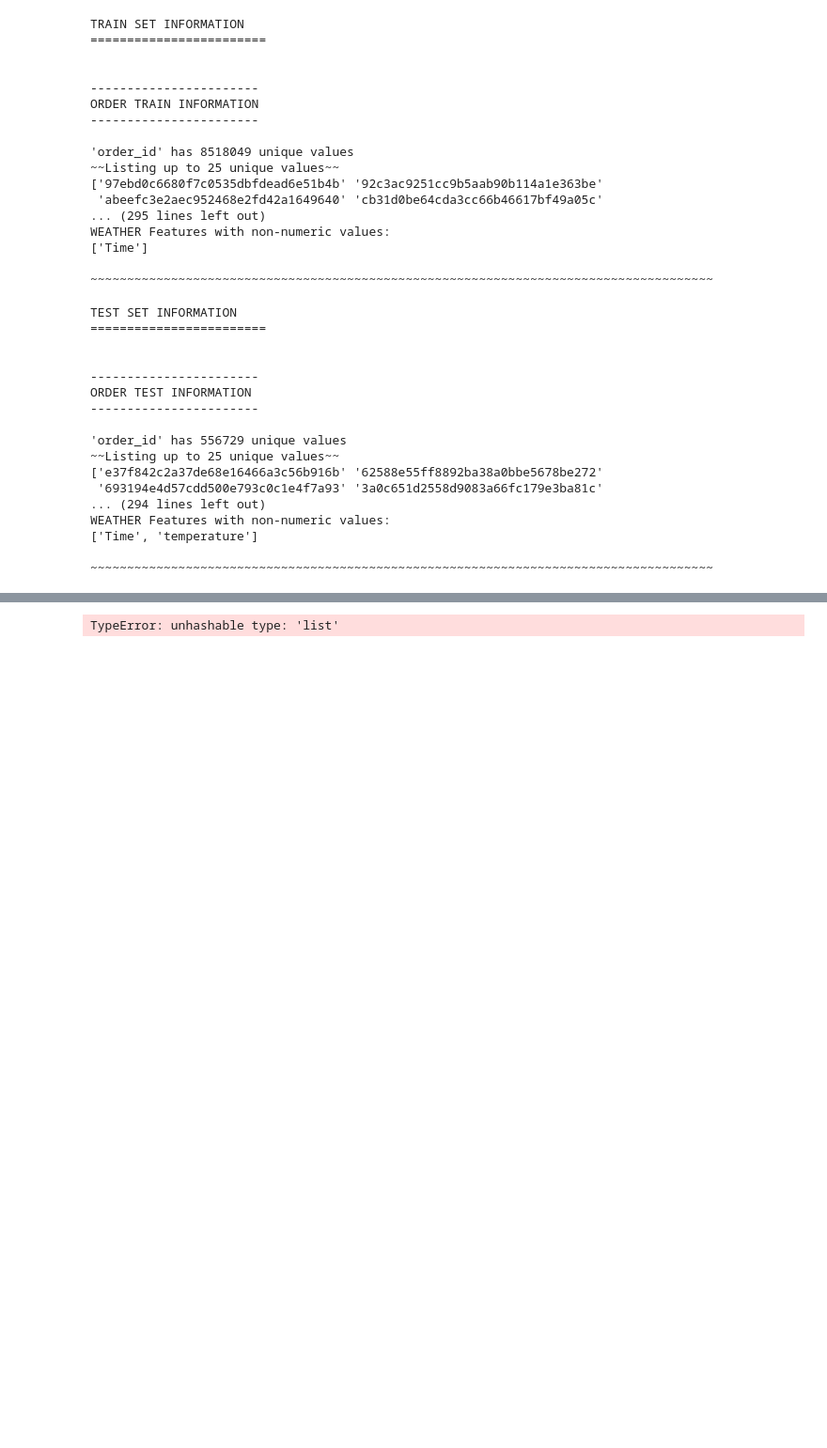
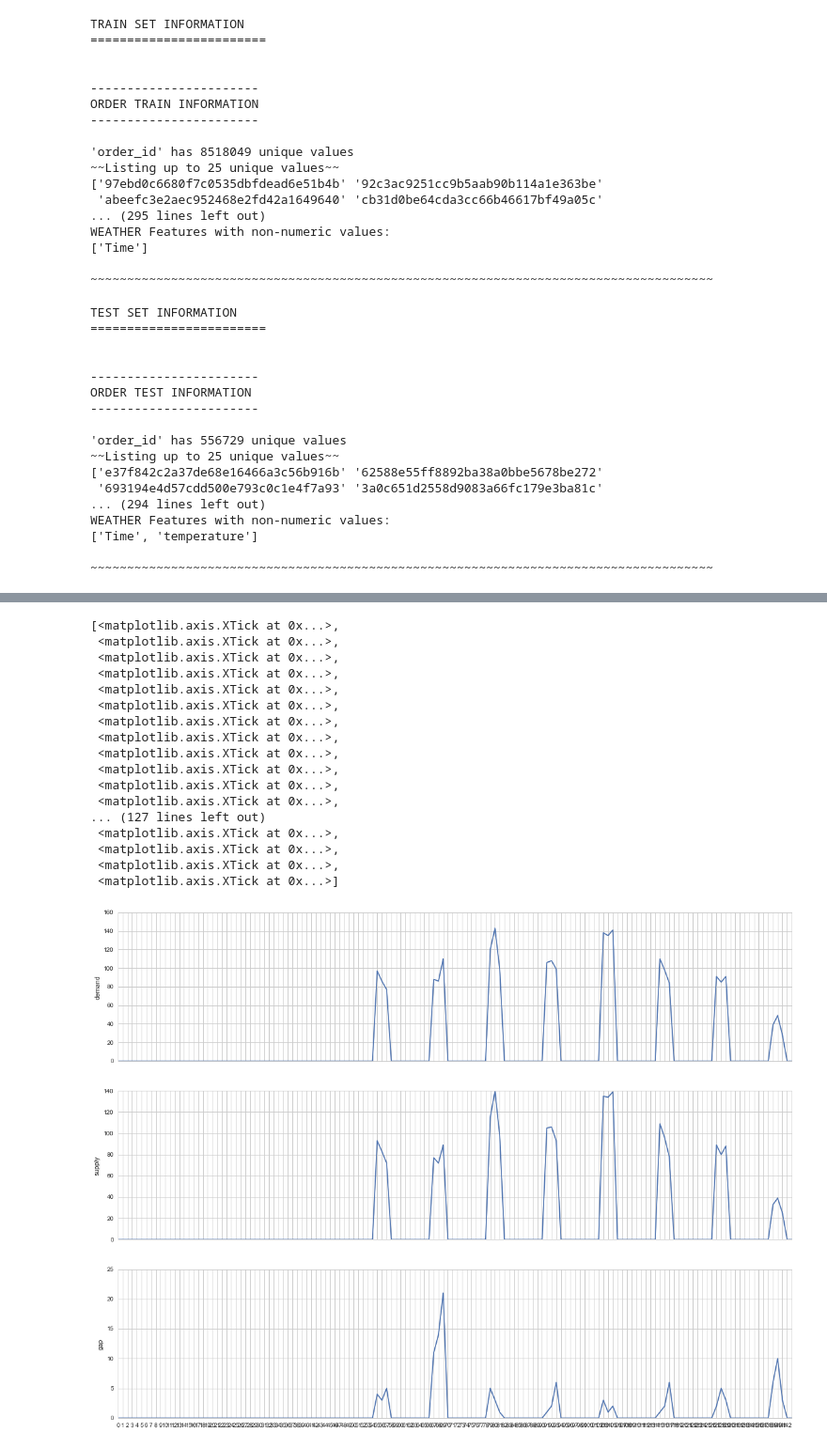
Before and after one commit to rvishakh/udacity, a Jupyter notebook: MLND/capstone/didi/template.ipynb, the cells around one changed output, grey strips where cells are left out. Shown: that part at 94% size. Saved outputs shown, nothing was run; the diff lists cells and outputs as text; code cells hidden in the pictures; blank space fills up the shorter version.

```diff
--- a/MLND/capstone/didi/template.ipynb
+++ b/MLND/capstone/didi/template.ipynb
@@ -454,26 +506,47 @@ grid = grid.plot(sns.regplot, sns.distplot)
-# %%
-dist = range(15,30)
-time = range(21*144,31*144)
-
-df = pd.DataFrame(np.c_[dist, time, d[(dist,time)]], columns=["district", "time_axis", "demand"])
-
-# Initialize a grid of plots with an Axes for each walk
-grid = sns.FacetGrid(df, col="demand", hue="demand", col_wrap=5, size=1.5)
-
-# Draw a horizontal line to show the starting point
-grid.map(plt.axhline, y=0, ls=":", c=".5")
-
-# Draw a line plot to show the trajectory of each random walk
-grid.map(plt.plot, "time_axis", "district", marker="o", ms=4)
-
-# Adjust the tick positions and labels
-grid.set(xticks=np.arange(5), yticks=[-3, 3],
-         xlim=(-.5, 4.5), ylim=(-3.5, 3.5))
-
-# Adjust the arrangement of the plots
-grid.fig.tight_layout(w_pad=1)
-# %% [output]
-TypeError: unhashable type: 'list'
+# %%
+dplot = []
+splot = []
+gplot = []
+
+trange   = range(23*144,24*144)
+pltrange = max(trange)-min(trange)
+
+for t in trange:
+    dplot.append(d[(20,t)])
+    splot.append(s[(20,t)])
+    gplot.append(g[(20,t)])
+
+f, (axis1,axis2,axis3) = plt.subplots(3,1, sharex=True, figsize=(20,15))
+
+sns.tsplot(data=dplot, ax=axis1, value="demand")
+sns.tsplot(data=splot, ax=axis2, value="supply")
+sns.tsplot(data=gplot, ax=axis3, value="gap")
+
+plt.xlim(0, pltrange)
+
+axis1.grid(True)
+
+#axis1.set_yticks(np.arange(0,160,20))
+axis1.set_xticks(np.arange(0, pltrange,1))
+# %% [output]
+[<matplotlib.axis.XTick at 0x...>,
+ <matplotlib.axis.XTick at 0x...>,
+ <matplotlib.axis.XTick at 0x...>,
+ <matplotlib.axis.XTick at 0x...>,
+ <matplotlib.axis.XTick at 0x...>,
+ <matplotlib.axis.XTick at 0x...>,
+ <matplotlib.axis.XTick at 0x...>,
+ <matplotlib.axis.XTick at 0x...>,
+ <matplotlib.axis.XTick at 0x...>,
+ <matplotlib.axis.XTick at 0x...>,
+ <matplotlib.axis.XTick at 0x...>,
+ <matplotlib.axis.XTick at 0x...>,
+... (127 lines left out)
+ <matplotlib.axis.XTick at 0x...>,
+ <matplotlib.axis.XTick at 0x...>,
+ <matplotlib.axis.XTick at 0x...>,
+ <matplotlib.axis.XTick at 0x...>]
+[figure, added]
 # %%
 sns.set(style="ticks")
 
```
Also changed, not shown: parts of 7 cells of this notebook.
